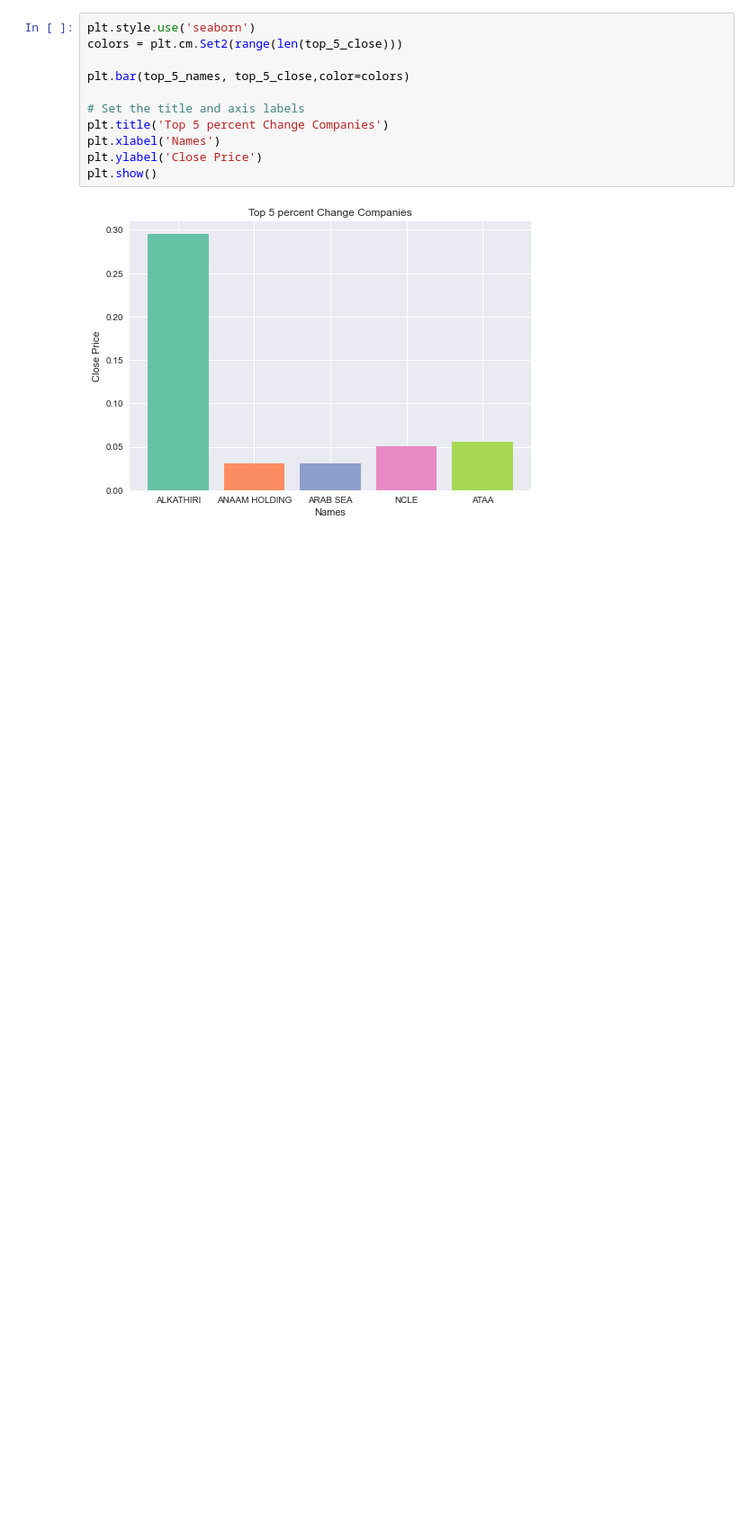
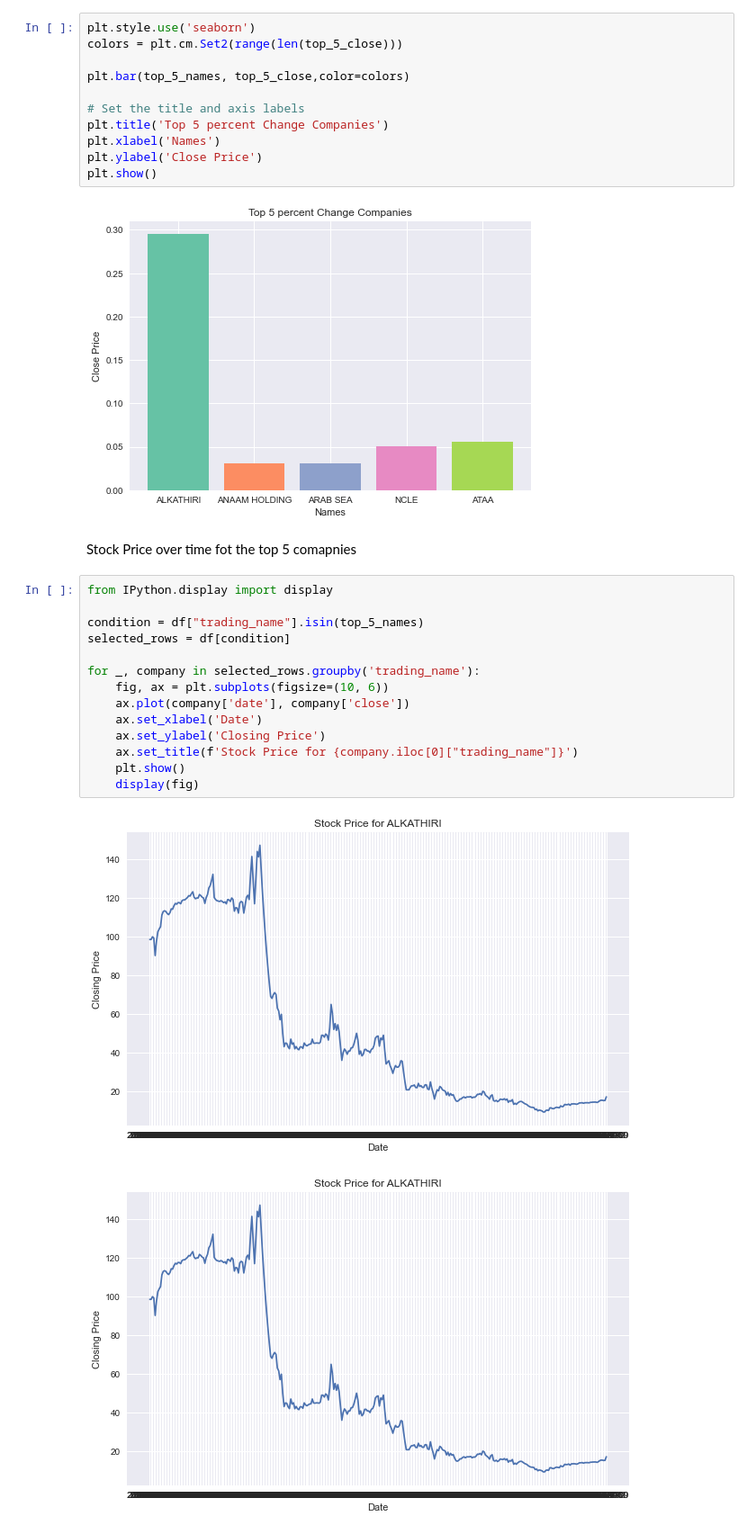
Before and after one commit to fares1419/Data-Science-Capstone-Project, a Jupyter notebook: Project.ipynb, the cells around one changed output. Shown at 90% size. Drawn from its saved outputs; the diff is of its cells as text; blank space fills up the shorter version.

```diff
--- a/Project.ipynb
+++ b/Project.ipynb
@@ -219,3 +221,22 @@ plt.ylabel('Close Price')
 plt.show()
 # %% [output]
 [figure]
+# %% [markdown]
+Stock Price over time fot the top 5 comapnies
+# %%
+from IPython.display import display
+
+condition = df["trading_name"].isin(top_5_names)
+selected_rows = df[condition]
+
+for _, company in selected_rows.groupby('trading_name'):
+    fig, ax = plt.subplots(figsize=(10, 6))
+    ax.plot(company['date'], company['close'])
+    ax.set_xlabel('Date')
+    ax.set_ylabel('Closing Price')
+    ax.set_title(f'Stock Price for {company.iloc[0]["trading_name"]}')
+    plt.show()
+    display(fig)
+# %% [output]
+[figure, added]
+[figure, added]
```
Also changed, not shown: parts of 16 cells of this notebook, 8 other files.
